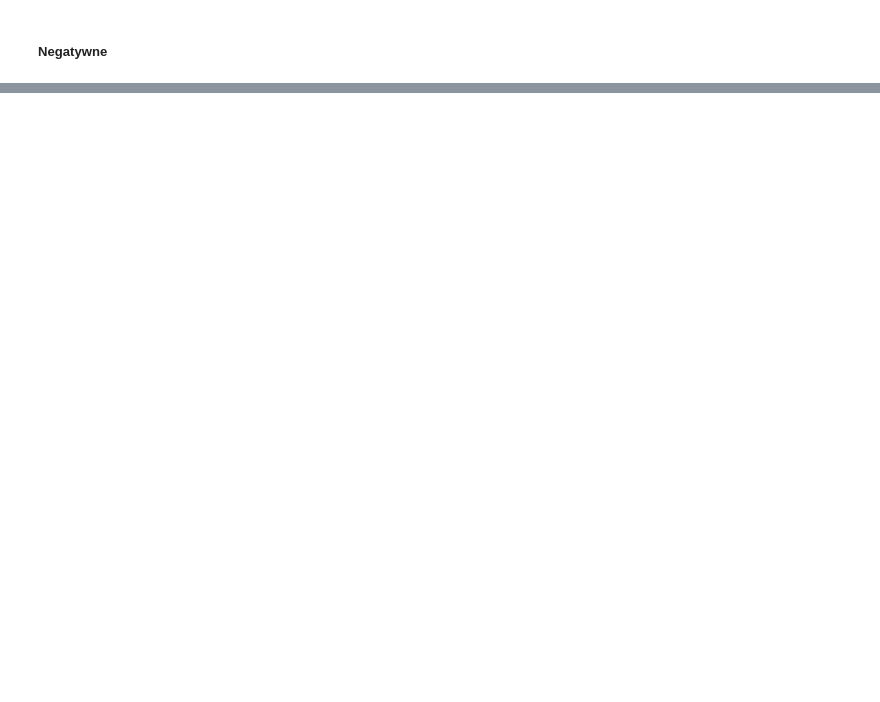
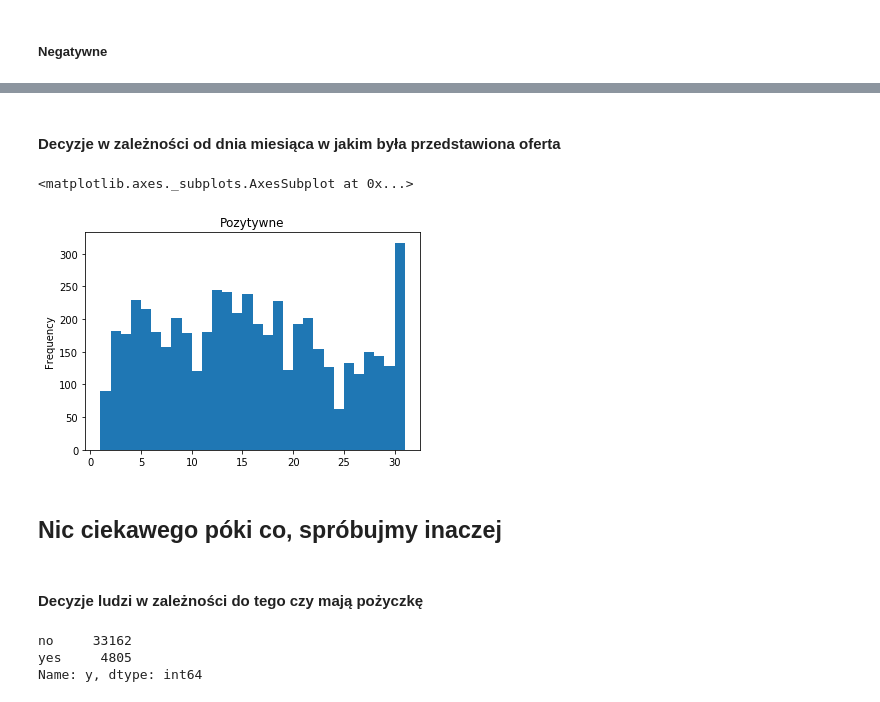
Before and after one commit to JakKowalCzyk/BigDataWarsztaty, a Jupyter notebook: bank.ipynb, the cells around one changed output, grey strips where cells are left out. Drawn from its saved outputs; the diff is of its cells as text; code cells hidden in the pictures; blank space fills up the shorter version.

```diff
--- a/bank.ipynb
+++ b/bank.ipynb
@@ -135,0 +136,22 @@ negative.age.plot(kind = 'hist', bins=30, title="Negatywne")
+# %% [markdown]
+#### Decyzje w zależności od dnia miesiąca w jakim była przedstawiona oferta
+# %%
+labels = banks.day.unique()
+positive_fracs = positive.day.value_counts()
+
+positive.day.plot(kind = 'hist', bins=30, title="Pozytywne")
+# %% [output]
+<matplotlib.axes._subplots.AxesSubplot at 0x...>
+[figure, added]
+# %% [markdown]
+## Nic ciekawego póki co, spróbujmy inaczej
+# %% [markdown]
+#### Decyzje ludzi w zależności do tego czy mają pożyczkę
+# %%
+with_loan = banks.loc[banks['loan'] == 'yes']
+without_loan = banks.loc[banks['loan'] == 'no']
+without_loan.y.value_counts()
+# %% [output]
+no     33162
+yes     4805
+Name: y, dtype: int64
```
Also changed, not shown: parts of 4 cells of this notebook.
